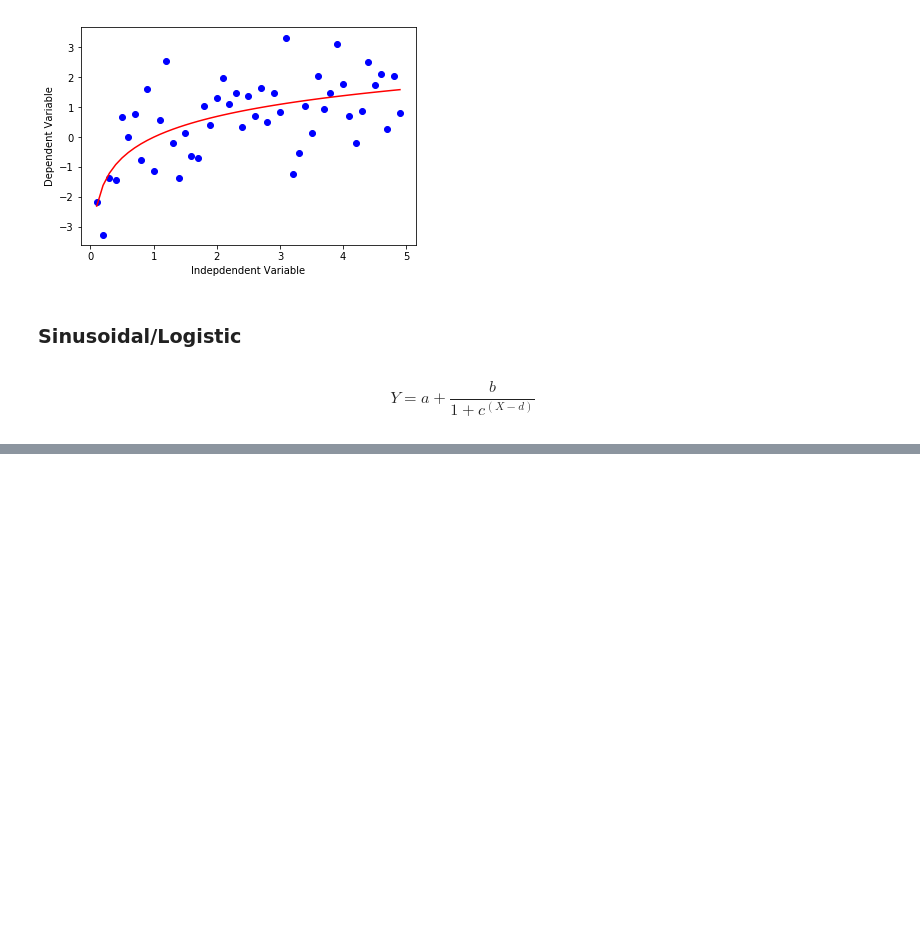
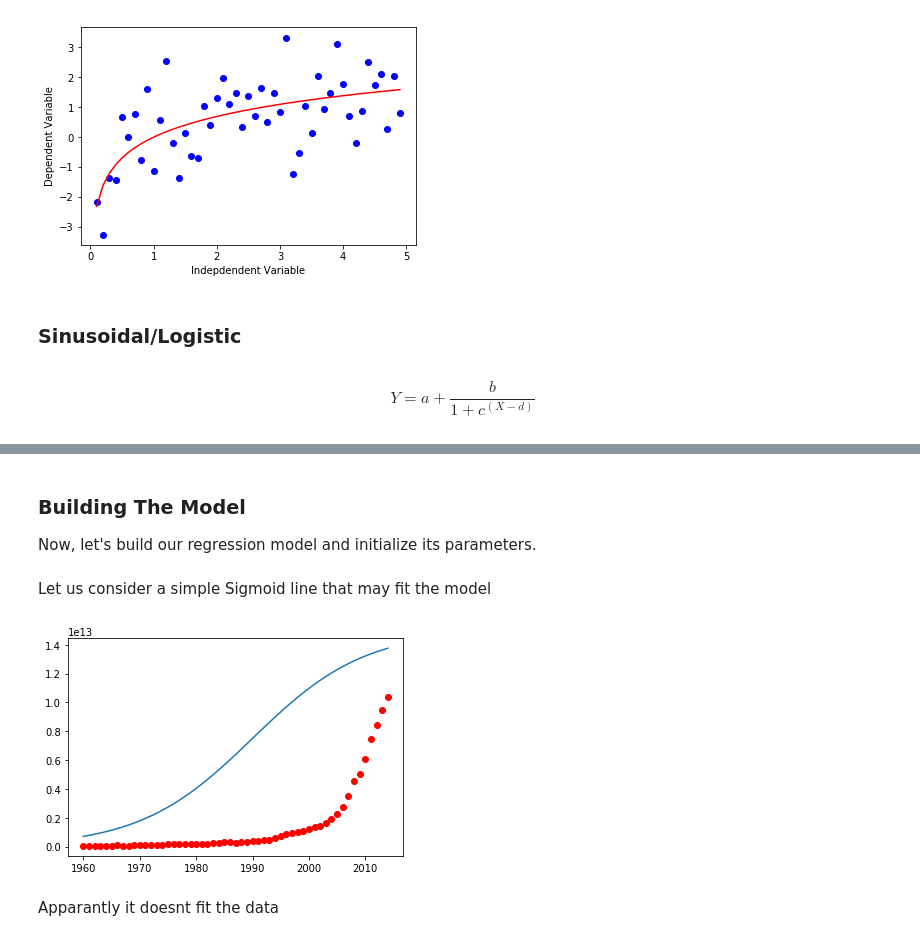
Before and after one commit to infiniteoverflow/Regressions, a Jupyter notebook: Regressions.ipynb, the cells around one changed output, grey strips where cells are left out. Cells and saved outputs as stored; diff of their text form; code cells hidden in the pictures; blank space fills up the shorter version.

Commit message:
Non-Linear Regression

```diff
--- a/Regressions.ipynb
+++ b/Regressions.ipynb
@@ -516,0 +602,24 @@ plt.show()
+# %% [markdown]
+### Building The Model ###
+Now, let's build our regression model and initialize its parameters.
+# %%
+def sigmoid(x, Beta_1, Beta_2):
+     y = 1 / (1 + np.exp(-Beta_1*(x-Beta_2)))
+     return y
+# %% [markdown]
+Let us consider a simple Sigmoid line that may fit the model
+# %%
+beta_1 = 0.10
+beta_2 = 1990.0
+
+#logistic function
+Y_pred = sigmoid(x_data, beta_1 , beta_2)
+
+#plot initial prediction against datapoints
+plt.plot(x_data, Y_pred*15000000000000.)
+plt.plot(x_data, y_data, 'ro')
+plt.show()
+# %% [output]
+[figure, added]
+# %% [markdown]
+Apparantly it doesnt fit the data
```
Also changed, not shown: parts of 11 cells of this notebook, 1 other file.
